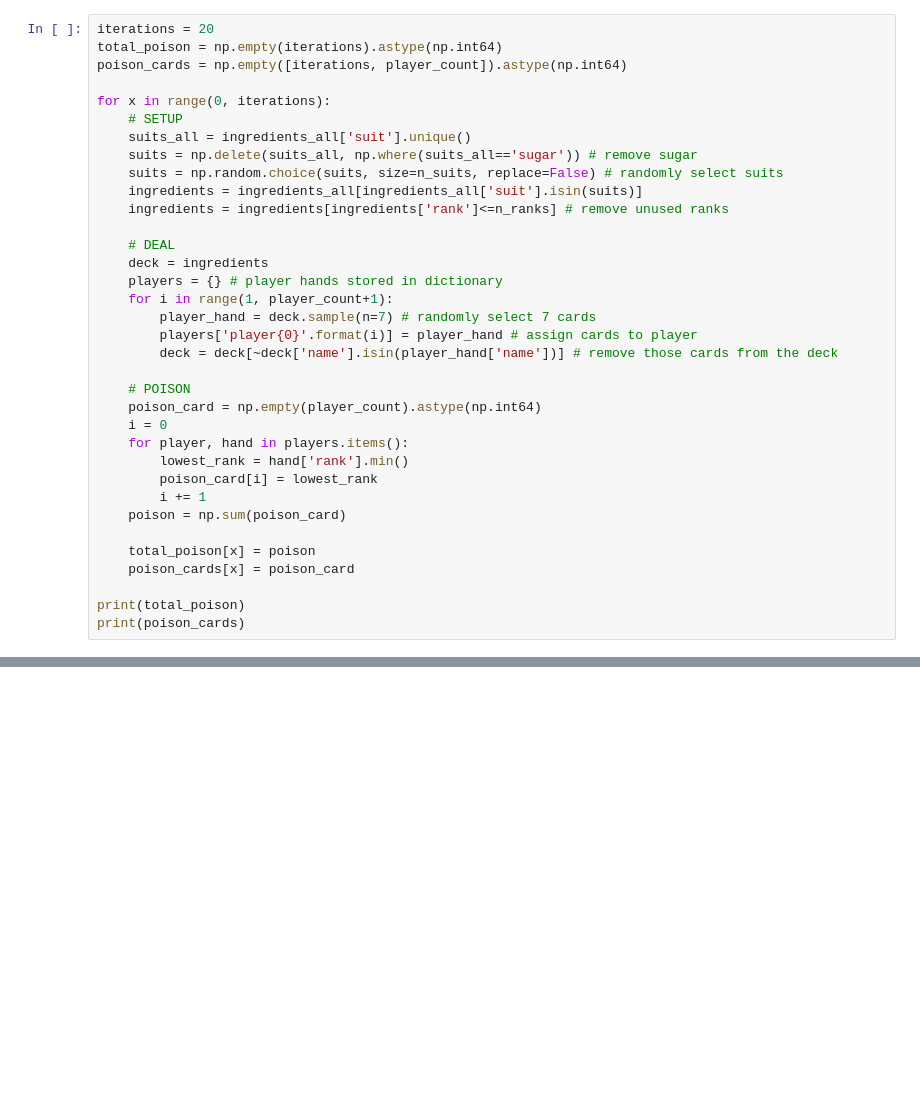
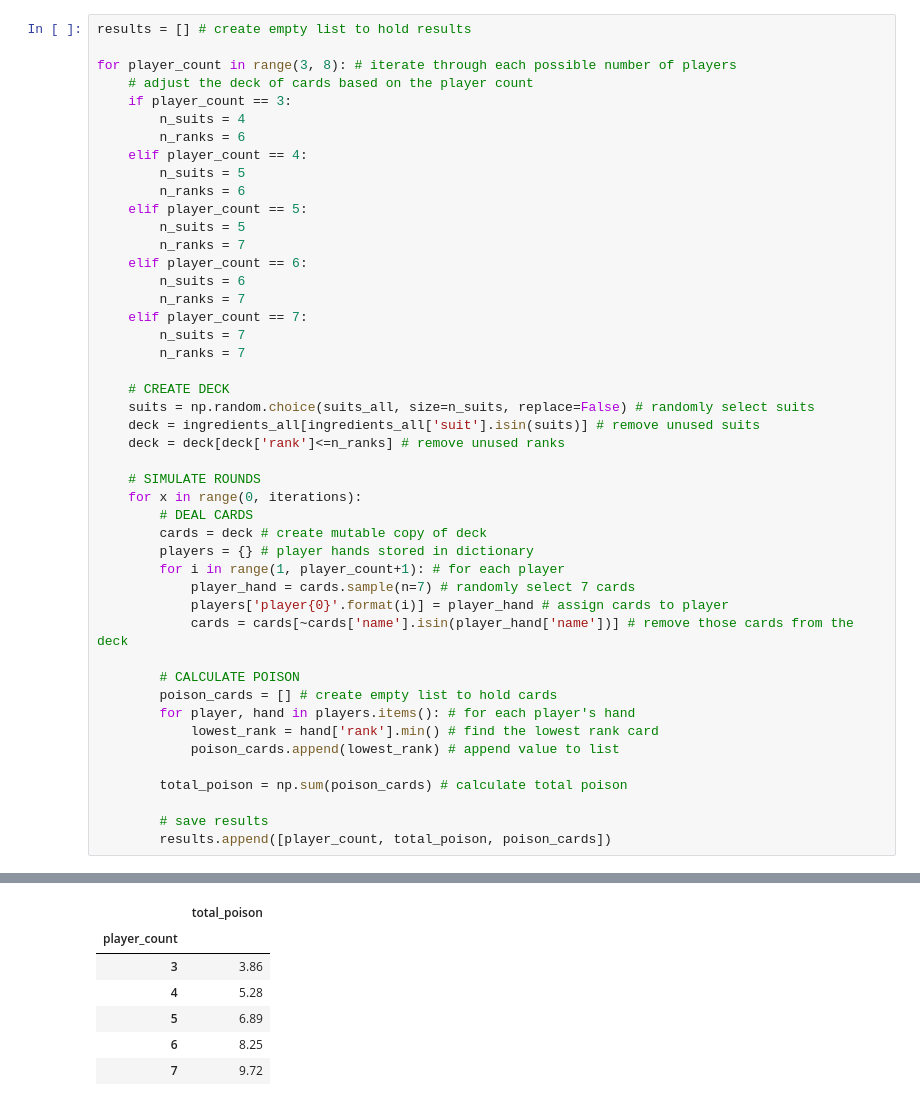
Before and after one commit to mklutzke/poison-sim, a Jupyter notebook: sim.ipynb, the cells around one changed output, grey strips where cells are left out. Saved outputs shown, nothing was run; the diff lists cells and outputs as text; blank space fills up the shorter version.

```diff
--- a/sim.ipynb
+++ b/sim.ipynb
@@ -23,36 +17,47 @@ elif player_count == 7:
 # %%
-iterations = 20
-total_poison = np.empty(iterations).astype(np.int64)
-poison_cards = np.empty([iterations, player_count]).astype(np.int64)
+results = [] # create empty list to hold results
 
-for x in range(0, iterations):
-    # SETUP
-    suits_all = ingredients_all['suit'].unique()
-    suits = np.delete(suits_all, np.where(suits_all=='sugar')) # remove sugar
-    suits = np.random.choice(suits, size=n_suits, replace=False) # randomly select suits
-    ingredients = ingredients_all[ingredients_all['suit'].isin(suits)]
-    ingredients = ingredients[ingredients['rank']<=n_ranks] # remove unused ranks
+for player_count in range(3, 8): # iterate through each possible number of players
+    # adjust the deck of cards based on the player count
+    if player_count == 3:
+        n_suits = 4
+        n_ranks = 6
+    elif player_count == 4:
+        n_suits = 5
+        n_ranks = 6
+    elif player_count == 5:
+        n_suits = 5
+        n_ranks = 7
+    elif player_count == 6:
+        n_suits = 6
+        n_ranks = 7
+    elif player_count == 7:
+        n_suits = 7
+        n_ranks = 7
 
-    # DEAL
-    deck = ingredients
-    players = {} # player hands stored in dictionary
-    for i in range(1, player_count+1):
-        player_hand = deck.sample(n=7) # randomly select 7 cards
-        players['player{0}'.format(i)] = player_hand # assign cards to player
-        deck = deck[~deck['name'].isin(player_hand['name'])] # remove those cards from the deck
+    # CREATE DECK
+    suits = np.random.choice(suits_all, size=n_suits, replace=False) # randomly select suits
+    deck = ingredients_all[ingredients_all['suit'].isin(suits)] # remove unused suits
+    deck = deck[deck['rank']<=n_ranks] # remove unused ranks
 
-    # POISON
-    poison_card = np.empty(player_count).astype(np.int64)
-    i = 0
-    for player, hand in players.items():
-        lowest_rank = hand['rank'].min()
-        poison_card[i] = lowest_rank
-        i += 1
-    poison = np.sum(poison_card)
+    # SIMULATE ROUNDS
+    for x in range(0, iterations):
+        # DEAL CARDS
+        cards = deck # create mutable copy of deck
+        players = {} # player hands stored in dictionary
+        for i in range(1, player_count+1): # for each player
+            player_hand = cards.sample(n=7) # randomly select 7 cards
+            players['player{0}'.format(i)] = player_hand # assign cards to player
+            cards = cards[~cards['name'].isin(player_hand['name'])] # remove those cards from the deck
 
-    total_poison[x] = poison
-    poison_cards[x] = poison_card
+        # CALCULATE POISON
+        poison_cards = [] # create empty list to hold cards
+        for player, hand in players.items(): # for each player's hand
+            lowest_rank = hand['rank'].min() # find the lowest rank card
+            poison_cards.append(lowest_rank) # append value to list
 
-print(total_poison)
-print(poison_cards)
+        total_poison = np.sum(poison_cards) # calculate total poison
+
+        # save results
+        results.append([player_count, total_poison, poison_cards])
 # %% [output]
@@ -75,0 +64,7 @@ print(poison_cards)
+|  | total_poison |
+| player_count |  |
+| 3 | 3.86 |
+| 4 | 5.28 |
+| 5 | 6.89 |
+| 6 | 8.25 |
+| 7 | 9.72 |
```
Also changed, not shown: parts of 7 cells of this notebook.
